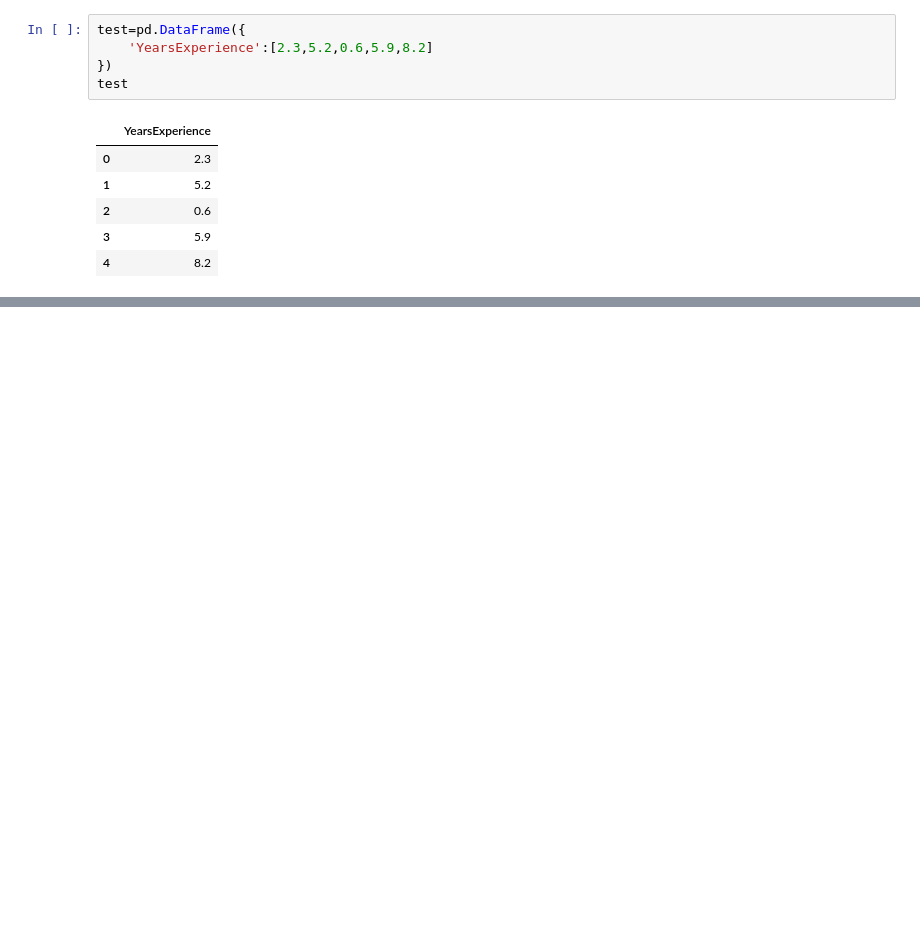
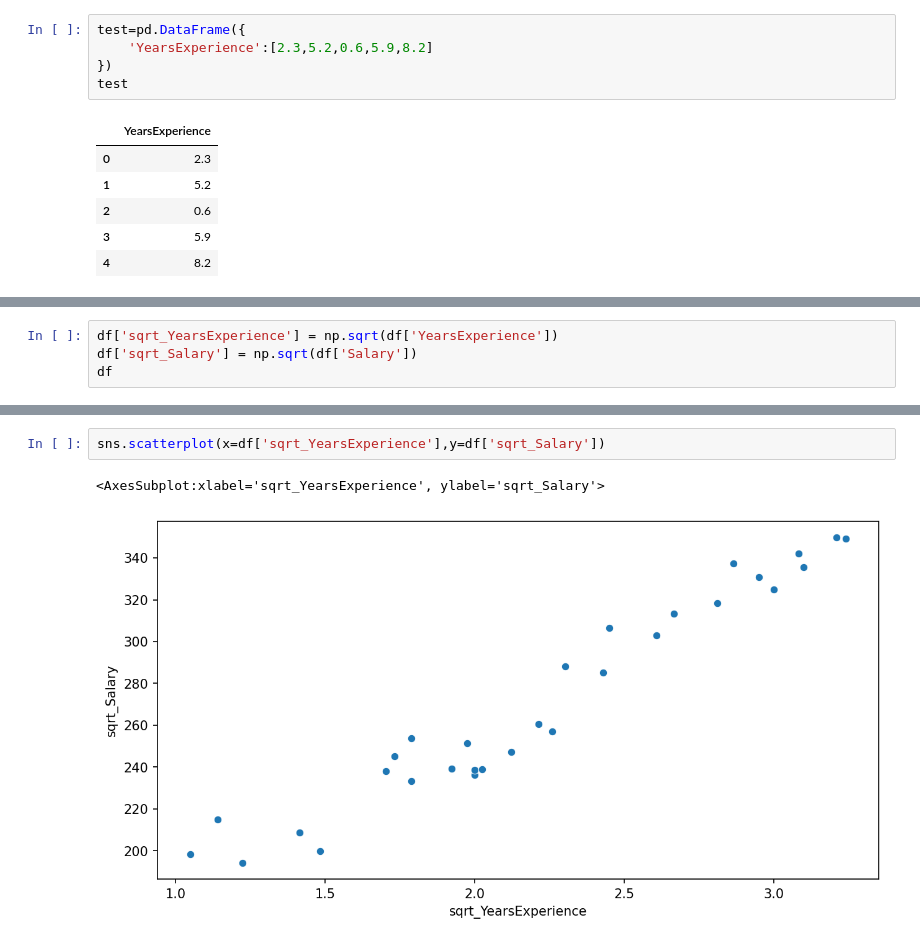
Before and after one commit to RutujaDesai02/Machine-Learning, a Jupyter notebook: Simple_linear_regression.ipynb, the cells around one changed output, grey strips where cells are left out. Saved outputs shown, nothing was run; the diff lists cells and outputs as text; blank space fills up the shorter version.

```diff
--- a/Simple_linear_regression.ipynb
+++ b/Simple_linear_regression.ipynb
@@ -201,0 +281,4 @@ dtype: float64
+# %%
+df['sqrt_YearsExperience'] = np.sqrt(df['YearsExperience'])
+df['sqrt_Salary'] = np.sqrt(df['Salary'])
+df
@@ -201,0 +303,5 @@ dtype: float64
+# %%
+sns.scatterplot(x=df['sqrt_YearsExperience'],y=df['sqrt_Salary'])
+# %% [output]
+<AxesSubplot:xlabel='sqrt_YearsExperience', ylabel='sqrt_Salary'>
+[figure, added]
```
Also changed, not shown: parts of 19 cells of this notebook.
